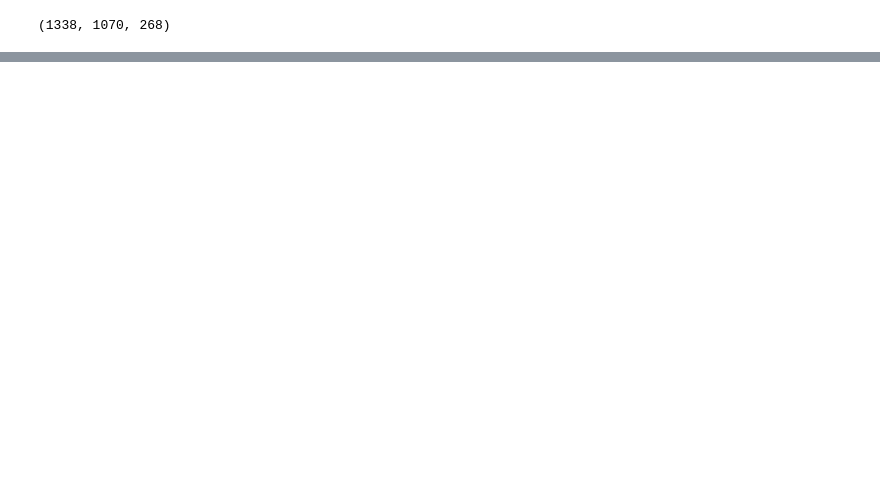
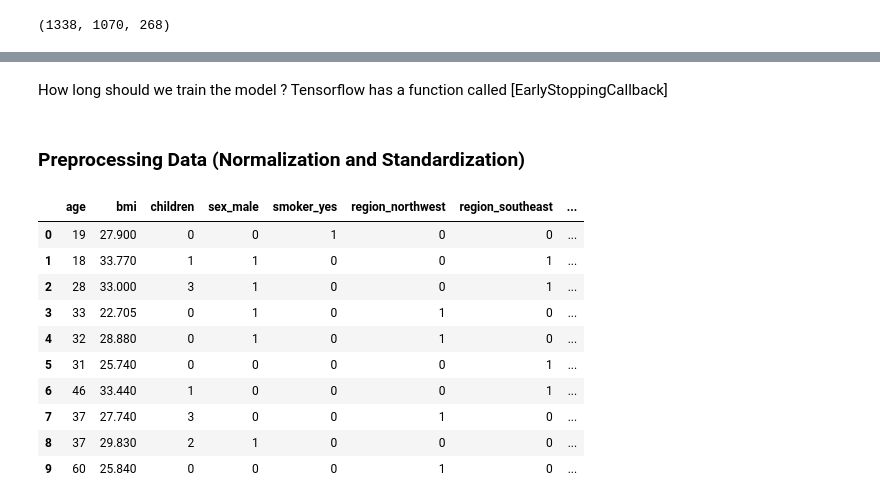
Before and after one commit to Shanu-Mathew/Tensorflow-Notes, a Jupyter notebook: Medical_Cost_Personal_Regression_Analysis.ipynb, the cells around one changed output, grey strips where cells are left out. Saved outputs shown, nothing was run; the diff lists cells and outputs as text; code cells hidden in the pictures; blank space fills up the shorter version.

Commit message:
Medical Cost model Created

```diff
--- a/Medical_Cost_Personal_Regression_Analysis.ipynb
+++ b/Medical_Cost_Personal_Regression_Analysis.ipynb
@@ -88,0 +184,19 @@ tf.random.set_seed(42)
+# %% [markdown]
+How long should we train the model ?
+Tensorflow has a function called [EarlyStoppingCallback]
+# %% [markdown]
+### Preprocessing Data (Normalization and Standardization)
+# %%
+X.head(10)
+# %% [output]
+|  | age | bmi | children | sex_male | smoker_yes | region_northwest | region_southeast | ... |
+| 0 | 19 | 27.900 | 0 | 0 | 1 | 0 | 0 | ... |
+| 1 | 18 | 33.770 | 1 | 1 | 0 | 0 | 1 | ... |
+| 2 | 28 | 33.000 | 3 | 1 | 0 | 0 | 1 | ... |
+| 3 | 33 | 22.705 | 0 | 1 | 0 | 1 | 0 | ... |
+| 4 | 32 | 28.880 | 0 | 1 | 0 | 1 | 0 | ... |
+| 5 | 31 | 25.740 | 0 | 0 | 0 | 0 | 1 | ... |
+| 6 | 46 | 33.440 | 1 | 0 | 0 | 0 | 1 | ... |
+| 7 | 37 | 27.740 | 3 | 0 | 0 | 1 | 0 | ... |
+| 8 | 37 | 29.830 | 2 | 1 | 0 | 0 | 0 | ... |
+| 9 | 60 | 25.840 | 0 | 0 | 0 | 1 | 0 | ... |
```
Also changed, not shown: parts of 22 cells of this notebook.
